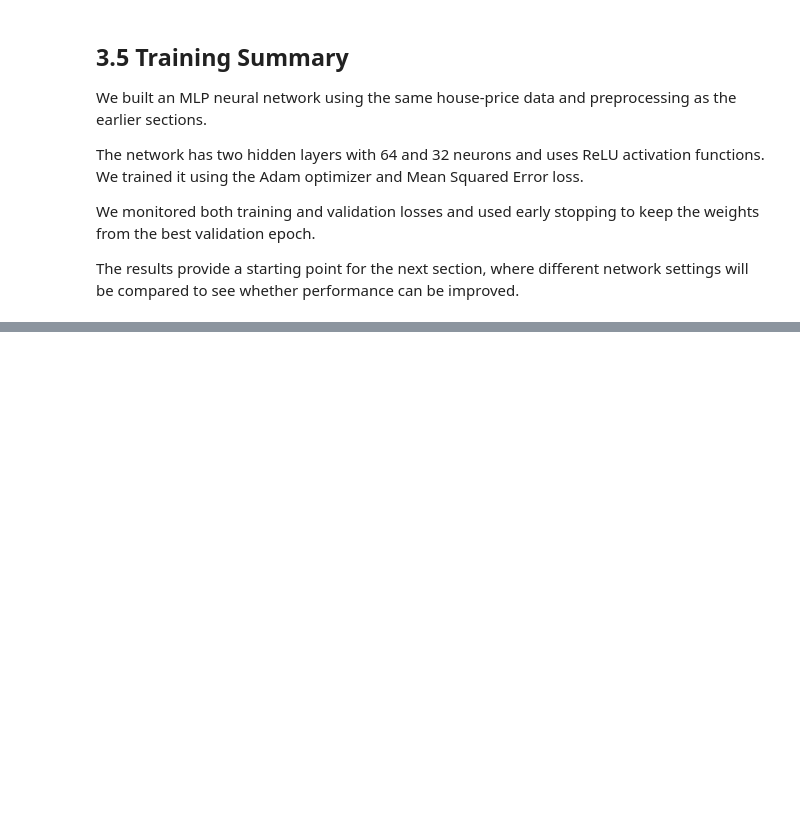
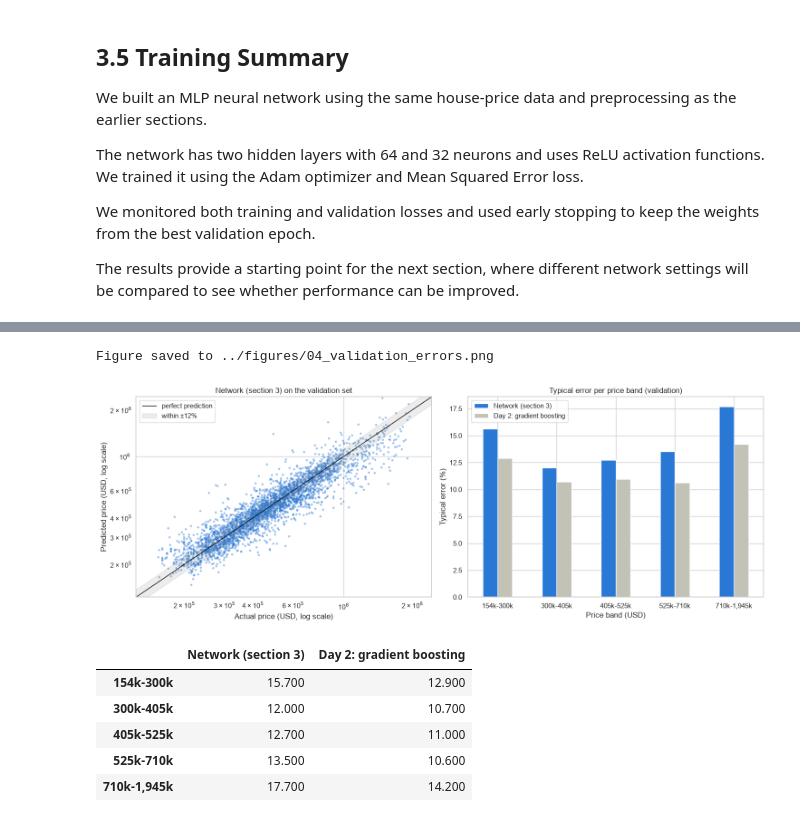
Before and after one commit to iaac-maai/2-day4-assignment, a Jupyter notebook: notebook/neural_network.ipynb, the cells around one changed output, grey strips where cells are left out. Drawn from its saved outputs; the diff is of its cells as text; code cells hidden in the pictures; blank space fills up the shorter version.

```diff
--- a/notebook/neural_network.ipynb
+++ b/notebook/neural_network.ipynb
@@ -670,0 +886,52 @@ The results provide a starting point for the next section, where different netwo
+# %%
+day2_val_model = day2_model().fit(X_train, y_train)          # the Day 2 model, trained on the training set only
+day2_val_pred = day2_val_model.predict(X_val)
+
+
+def errors_by_band(y_true_log, predictions, bands):
+    # Typical error (%) per price band, for several models: 10^mean(|log error|) - 1
+    table = {}
+    for name, pred in predictions.items():
+        abs_log_error = pd.Series(np.abs(np.asarray(pred) - np.asarray(y_true_log)), index=bands.index)
+        table[name] = (10 ** abs_log_error.groupby(bands, observed=True).mean() - 1) * 100
+    return pd.DataFrame(table)
+
+
+def price_bands(prices):
+    # Five price bands with 20% of the houses each, labelled like "250k-340k"
+    edges = np.quantile(prices, [0, 0.2, 0.4, 0.6, 0.8, 1])
+    labels = [f"{lo / 1000:,.0f}k-{hi / 1000:,.0f}k" for lo, hi in zip(edges[:-1], edges[1:])]
+    return pd.qcut(pd.Series(np.asarray(prices)), 5, labels=labels)
+
+
+val_price = 10 ** y_val.reset_index(drop=True)
+val_bands = price_bands(val_price)
+val_by_band = errors_by_band(y_val, {"Network (section 3)": validation_predictions,
+                                     "Day 2: gradient boosting": day2_val_pred}, val_bands)
+
+fig, axes = plt.subplots(1, 2, figsize=(15, 5.5))
+ax = axes[0]
+ax.scatter(val_price, 10 ** validation_predictions, s=6, alpha=0.35, color="#2a78d6")
+lims = [val_price.min() * 0.8, val_price.max() * 1.25]
+ax.plot(lims, lims, color="black", lw=1, label="perfect prediction")
+ax.fill_between(lims, [l / 1.12 for l in lims], [l * 1.12 for l in lims], color="grey", alpha=0.15,
+                label="within ±12%")
+ax.set(xscale="log", yscale="log", xlim=lims, ylim=lims, title="Network (section 3) on the validation set",
+       xlabel="Actual price (USD, log scale)", ylabel="Predicted price (USD, log scale)")
+ax.legend()
+val_by_band.plot.bar(ax=axes[1], color=["#2a78d6", "#c3c2b7"], rot=0)
+axes[1].set(title="Typical error per price band (validation)", xlabel="Price band (USD)",
+            ylabel="Typical error (%)")
+plt.tight_layout()
+save_fig("04_validation_errors")
+plt.show()
+val_by_band.round(1)
+# %% [output]
+Figure saved to ../figures/04_validation_errors.png
+[figure, added]
+|  | Network (section 3) | Day 2: gradient boosting |
+| 154k-300k | 15.700 | 12.900 |
+| 300k-405k | 12.000 | 10.700 |
+| 405k-525k | 12.700 | 11.000 |
+| 525k-710k | 13.500 | 10.600 |
+| 710k-1,945k | 17.700 | 14.200 |
```
Also changed, not shown: parts of 46 cells of this notebook, 11 other files.
